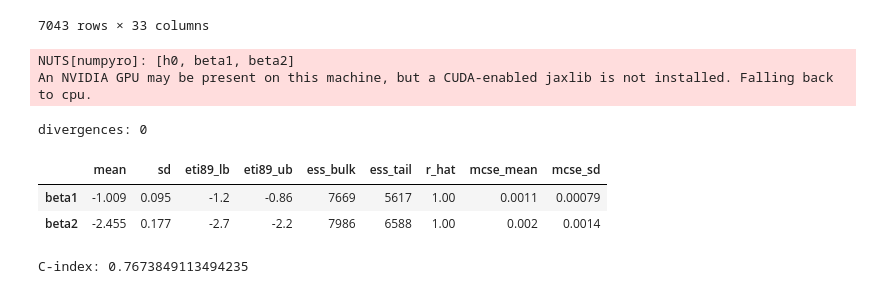
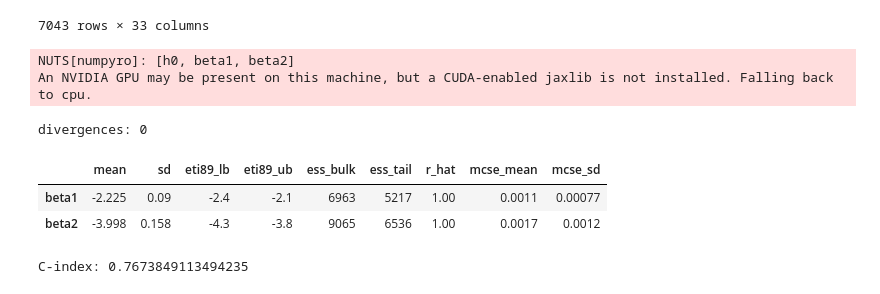
Before and after one commit to karahashimanato/bayesian-hazard-models, a Jupyter notebook: notebooks/validation.ipynb, the cells around one changed output. Drawn from its saved outputs; the diff is of its cells as text; code cells hidden in the pictures.

```diff
--- a/notebooks/validation.ipynb
+++ b/notebooks/validation.ipynb
@@ -44,38 +44,53 @@ df_train["is_two_year"] = (df_train["Contract"] == "Two year").astype(int)
 
 t_train = df_train["tenure"].values.astype(float) + 0.5
 event_train = df_train["event"].values.astype(float)
 x1_train = df_train["is_one_year"].values.astype(float)
 x2_train = df_train["is_two_year"].values.astype(float)
 
 
 breaks = np.arange(0, 78, 6)
 n_intervals = len(breaks) - 1
 interval_idx_train = np.clip(np.searchsorted(breaks, t_train, side="right")-1, 0, n_intervals - 1)
 exposure_train = t_train - breaks[interval_idx_train]
 
+#[修正] 通過した区間ぶんの累積ハザードを正しく積算するための行列
+#exposure_matrix[i, j] = 顧客iが区間jで実際に過ごした時間(区間を完全通過なら幅ぶん、最後の区間なら端数)
+def build_exposure_matrix(interval_idx, exposure, breaks):
+    n_int = len(breaks) - 1
+    widths = np.diff(breaks)
+    mat = np.zeros((len(interval_idx), n_int))
+    for j in range(n_int):
+        mat[interval_idx > j, j] = widths[j]
+        mat[interval_idx == j, j] = exposure[interval_idx == j]
+    return mat
+
+exposure_matrix_train = build_exposure_matrix(interval_idx_train, exposure_train, breaks)
+
 with pm.Model() as cox_model_train:
     h0 = pm.Gamma("h0", alpha=10, beta=10/0.055, shape=n_intervals)
     beta1 = pm.Normal("beta1", mu=0, sigma=1)
     beta2 = pm.Normal("beta2", mu=0, sigma=1)
 
-    log_hazard_ratio = beta1*x1_train + beta2*x2_train
-    h_i = h0[interval_idx_train] * pt.exp(log_hazard_ratio)
+    hazard_ratio = pt.exp(beta1*x1_train + beta2*x2_train)
+    h_i = h0[interval_idx_train] * hazard_ratio
+    #[修正] H_i = 通過した全区間の累積ハザード(旧: 最後の区間の端数のみだった h_i * exposure_train)
+    H_i = pt.dot(exposure_matrix_train, h0) * hazard_ratio
 
-    log_lik = event_train * pt.log(h_i) - h_i * exposure_train
+    log_lik = event_train * pt.log(h_i) - H_i
     pm.Potential("loglike", pt.sum(log_lik))
 
     idata_train = pm.sample(draws=2000, tune=2000, chains=4, cores=4,
                              target_accept=0.95, nuts_sampler="numpyro", random_seed=42)
 
 print("divergences:", int(idata_train.sample_stats["diverging"].sum()))
 az.summary(idata_train, var_names=["beta1", "beta2"])
 # %% [output]
 NUTS[numpyro]: [h0, beta1, beta2]
 An NVIDIA GPU may be present on this machine, but a CUDA-enabled jaxlib is not installed. Falling back to cpu.
 divergences: 0
 |  | mean | sd | eti89_lb | eti89_ub | ess_bulk | ess_tail | r_hat | mcse_mean | mcse_sd |
-| beta1 | -1.009 | 0.095 | -1.2 | -0.86 | 7669 | 5617 | 1.00 | 0.0011 | 0.00079 |
-| beta2 | -2.455 | 0.177 | -2.7 | -2.2 | 7986 | 6588 | 1.00 | 0.002 | 0.0014 |
+| beta1 | -2.225 | 0.09 | -2.4 | -2.1 | 6963 | 5217 | 1.00 | 0.0011 | 0.00077 |
+| beta2 | -3.998 | 0.158 | -4.3 | -3.8 | 9065 | 6536 | 1.00 | 0.0017 | 0.0012 |
 # %%
 beta1_post = idata_train.posterior["beta1"].values.flatten()
 beta2_post = idata_train.posterior["beta2"].values.flatten()
```
Also changed, not shown: parts of 11 cells of this notebook, 8 other files.
